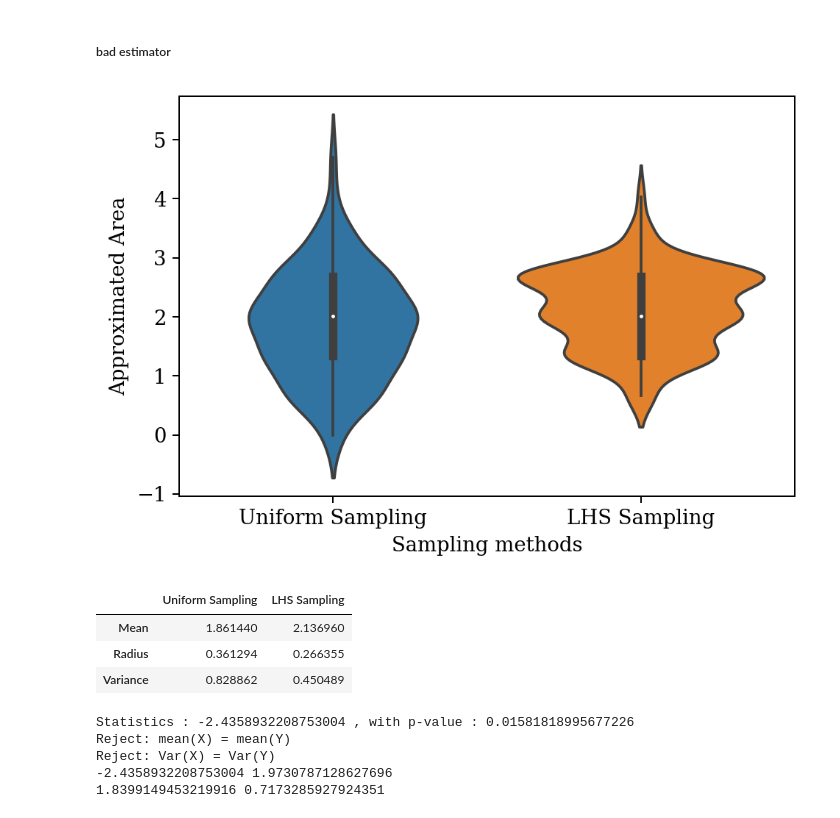
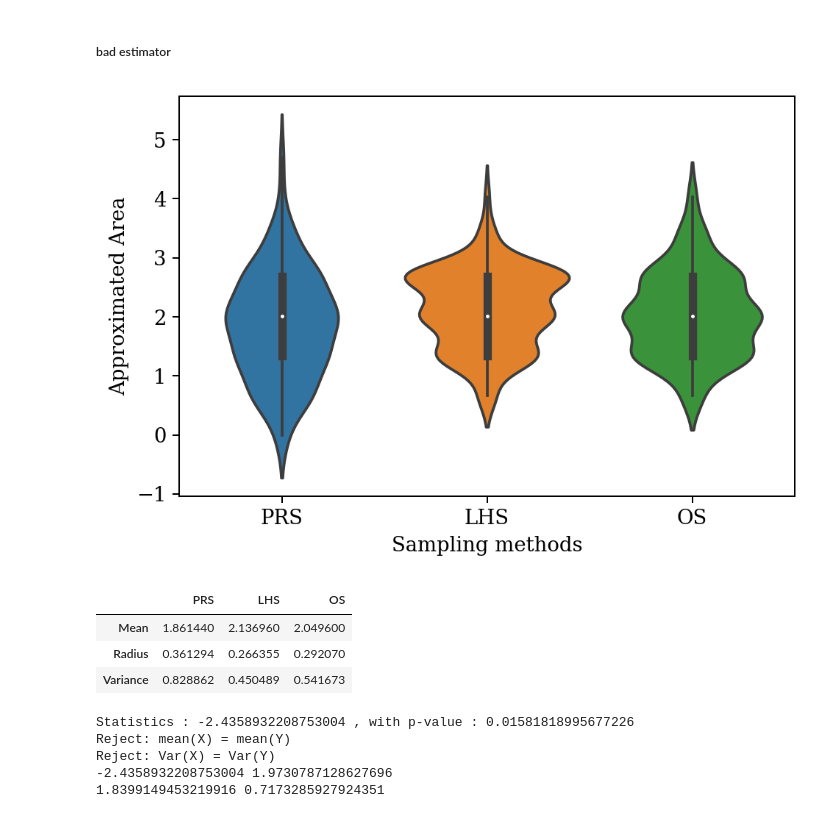
Before and after one commit to soudy/stoch-simulation-assignment1, a Jupyter notebook: notebooks/Mandelbrot_Monte_Carlo.ipynb, the cells around one changed output. Drawn from its saved outputs; the diff is of its cells as text; code cells hidden in the pictures.

Commit message:
added Orthogonal Sampling to the plots

```diff
--- a/notebooks/Mandelbrot_Monte_Carlo.ipynb
+++ b/notebooks/Mandelbrot_Monte_Carlo.ipynb
@@ -514,23 +532,27 @@ Reject: Var(X) = Var(Y)
 shelf = shelve.open("Final_arrays_simulations/Final_samples")
 Approx_areas_list_LHS_Bad_est = shelf["Approx_area_S_10^1_I_10^1_LHS"]
 Approx_areas_list_Uni_Bad_est = shelf["Approx_area_S_10^1_I_10^1_Uni"]
+Approx_areas_list_OS_Bad_est = shelf["Approx_area_S_10^1_I_10^1_OS"]
 shelf.close()
 
 #Put list in right format (meaning not a list of list)
 Approx_areas_list_Uni_Bad_est = sum(Approx_areas_list_Uni_Bad_est, [])
 Approx_areas_list_LHS_Bad_est = sum(Approx_areas_list_LHS_Bad_est, [])
+Approx_areas_list_OS_Bad_est = sum(Approx_areas_list_OS_Bad_est, [])
 # %%
 #Violin Plotter
 Values_Uniform = np.array(Approx_areas_list_Uni_Bad_est)
 Values_LHS = np.array(Approx_areas_list_LHS_Bad_est)
-Data_uniform = np.array([np.repeat("Uniform Sampling", len(Values_Uniform)), Values_Uniform])
-Data_LHS = np.array([np.repeat("LHS Sampling", len(Values_LHS)), Values_LHS])
-Data = np.concatenate([Data_uniform, Data_LHS], axis = 1)
+Values_OS = np.array(Approx_areas_list_OS_Bad_est)
+Data_uniform = np.array([np.repeat("PRS", len(Values_Uniform)), Values_Uniform])
+Data_LHS = np.array([np.repeat("LHS", len(Values_LHS)), Values_LHS])
+Data_OS = np.array([np.repeat("OS", len(Values_OS)), Values_OS])
+Data = np.concatenate([Data_uniform, Data_LHS, Data_OS], axis = 1)
 df = pd.DataFrame(Data.T, columns = ["Sampling methods", "Approximated Area"])
 df = df.astype({"Approximated Area" : float})
 ax = sns.violinplot(x="Sampling methods", y="Approximated Area", data=df)
 # %% [output]
-[figure, old version]
+[figure, new version]
 # %%
 #Table
 Mean_Uni = np.mean(Approx_areas_list_Uni_Bad_est)
@@ -541,15 +563,20 @@ Mean_LHS = np.mean(Approx_areas_list_LHS_Bad_est)
 a_LHS = sp_confidence_interval(Approx_areas_list_LHS_Bad_est)
 Var_LHS = np.var(Approx_areas_list_LHS_Bad_est, ddof = 1)
 
-table = pd.DataFrame(np.array([[Mean_Uni, Mean_LHS], [a_Uni, a_LHS], [Var_Uni, Var_LHS]]),
-                  columns=['Uniform Sampling', 'LHS Sampling'], index = ['Mean', 'Radius', 'Variance'])
+Mean_OS = np.mean(Approx_areas_list_OS_Bad_est)
+a_OS = sp_confidence_interval(Approx_areas_list_OS_Bad_est)
+Var_OS = np.var(Approx_areas_list_OS_Bad_est, ddof = 1)
+
+
+table = pd.DataFrame(np.array([[Mean_Uni, Mean_LHS, Mean_OS], [a_Uni, a_LHS, a_OS], [Var_Uni, Var_LHS, Var_OS]]),
+                  columns=['PRS', 'LHS', 'OS'], index = ['Mean', 'Radius', 'Variance'])
 
 display(table)
 # %% [output]
-|  | Uniform Sampling | LHS Sampling |
-| Mean | 1.861440 | 2.136960 |
-| Radius | 0.361294 | 0.266355 |
-| Variance | 0.828862 | 0.450489 |
+|  | PRS | LHS | OS |
+| Mean | 1.861440 | 2.136960 | 2.049600 |
+| Radius | 0.361294 | 0.266355 | 0.292070 |
+| Variance | 0.828862 | 0.450489 | 0.541673 |
 # %%
 
 #Welch's t-test: Check if samplings methods have the same mean (Two-sided, assuming different variance)
```
Also changed, not shown: parts of 19 cells of this notebook, 3 other files.
